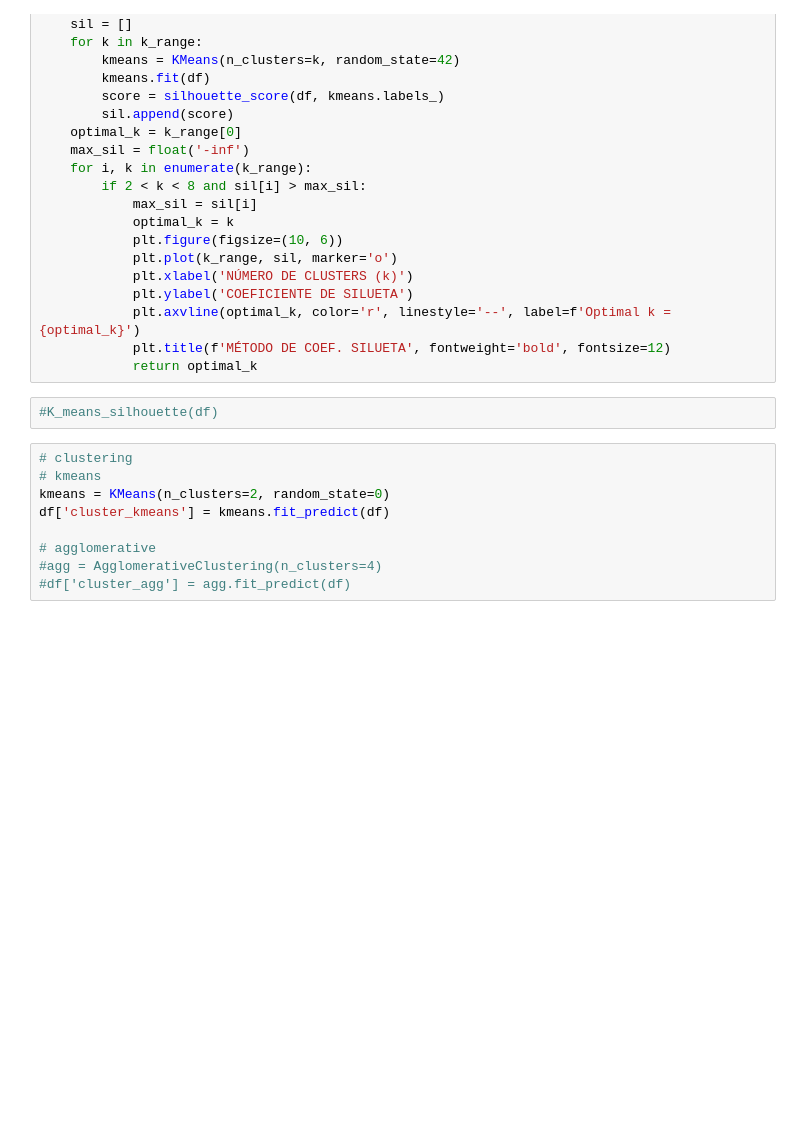
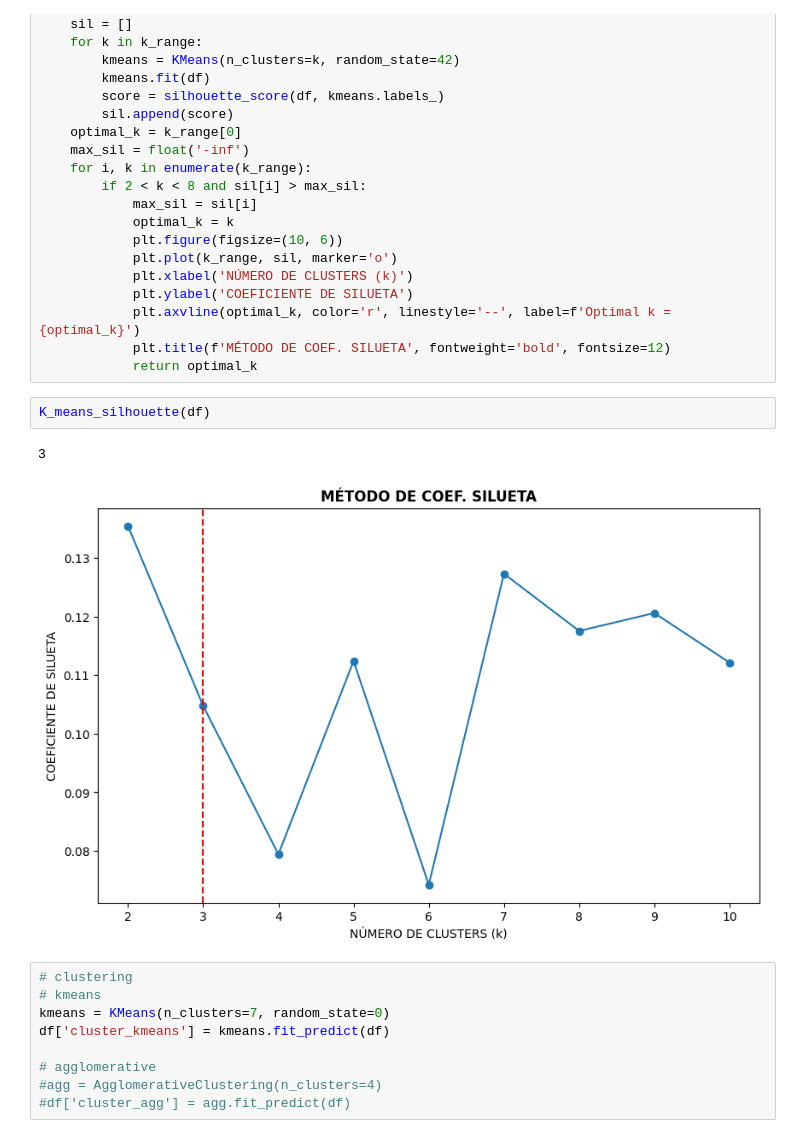
Before and after one commit to BnjmnNicholas/Proyecto_mineria_cc5205, a Jupyter notebook: clusteting.ipynb, the cells around one changed output. Cells and saved outputs as stored; diff of their text form; blank space fills up the shorter version.

```diff
--- a/clusteting.ipynb
+++ b/clusteting.ipynb
@@ -64,12 +95,15 @@ def K_means_silhouette(df):
             plt.axvline(optimal_k, color='r', linestyle='--', label=f'Optimal k = {optimal_k}')
             plt.title(f'MÉTODO DE COEF. SILUETA', fontweight='bold', fontsize=12)
             return optimal_k
-# %%
-#K_means_silhouette(df)
+# %%
+K_means_silhouette(df)
+# %% [output]
+3
+[figure, added]
 # %%
 # clustering
 # kmeans
-kmeans = KMeans(n_clusters=2, random_state=0)
+kmeans = KMeans(n_clusters=7, random_state=0)
 df['cluster_kmeans'] = kmeans.fit_predict(df)
 
 # agglomerative
```
Also changed, not shown: parts of 8 cells of this notebook.
